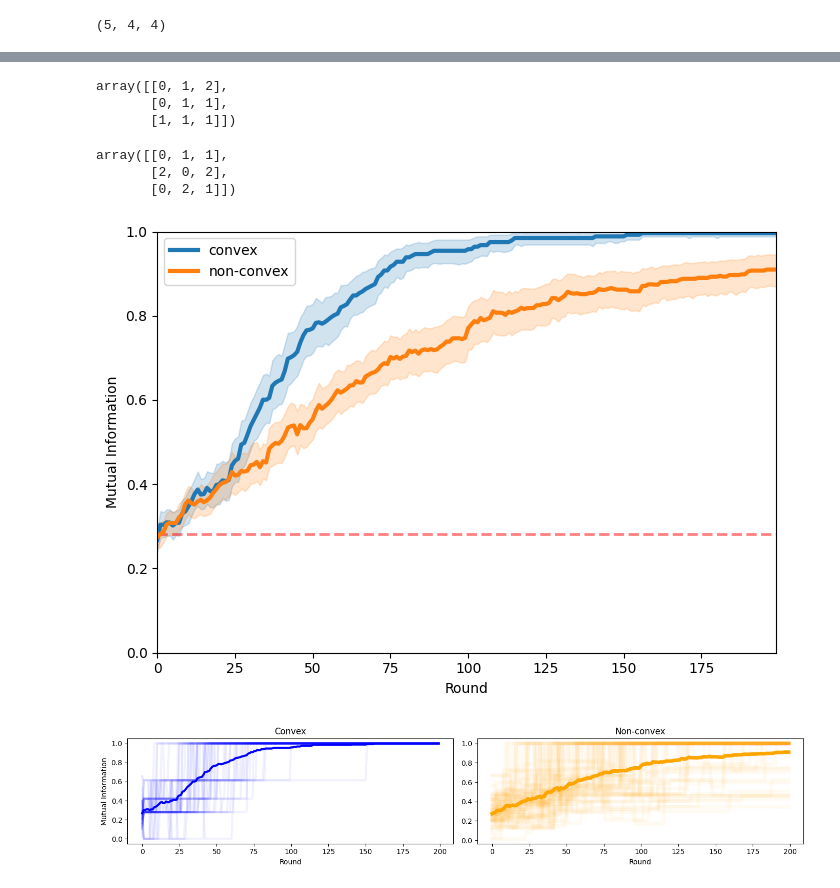
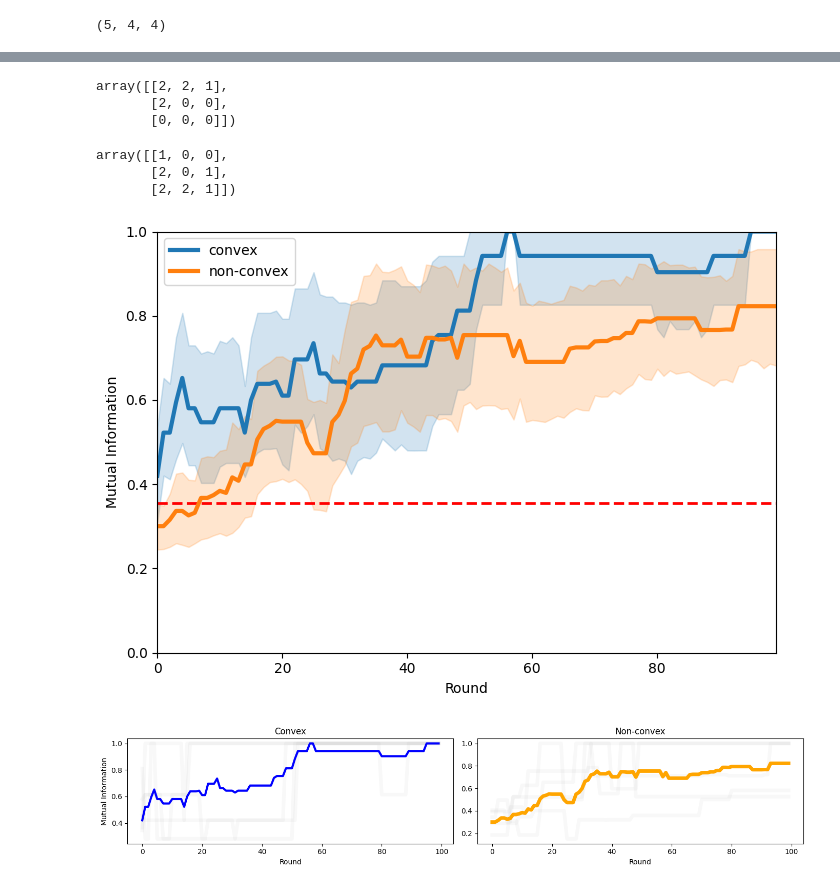
Before and after one commit to alexeykosh/2024-convexity-efficient-communication, a Jupyter notebook: RSA-model.ipynb, the cells around one changed output, grey strips where cells are left out. Drawn from its saved outputs; the diff is of its cells as text; code cells hidden in the pictures.

```diff
--- a/RSA-model.ipynb
+++ b/RSA-model.ipynb
@@ -446,10 +345,10 @@ def calculate_normalized_mutual_info(data, n_iter, n_rounds):
     df = pd.DataFrame(mis).melt()
     return df
 # %%
-n_iter = 100
-n_rounds = 200
-N = 3
-shape = (3, 3)
+n_iter = 10
+n_rounds = 100
+N = NUMBER
+shape = SHAPE
 # %%
 # L = generate_lexicons(N, shape, calculate_upper_bound(N, shape))
 
@@ -461,83 +356,88 @@ calculate_upper_bound(N, shape)
 # %%
-a = Experiment(alpha=5,
+a = Experiment(alpha=1,
                shape=shape,
-               n=calculate_upper_bound(N, shape),
+               n=len(LS),
                n_iter=n_iter,
                n_rounds=n_rounds,
                prior= np.ones(shape[1] * shape[0]) / shape[1] * shape[0],
-               N=N,
                convex=True,
-               treshold=0.9,
-               beta=0.01)
+               treshold=0,
+               beta=0.01,
+               Lexicons=LS)
 a.run()
 mi_convex = calculate_normalized_mutual_info(a, n_iter, n_rounds)
 # %%
-b = Experiment(alpha=5,
+b = Experiment(alpha=1,
                shape=shape,
-               n=calculate_upper_bound(N, shape),
+               n=len(LS),
                n_iter=n_iter,
                n_rounds=n_rounds,
                prior= np.ones(shape[1] * shape[0]) / shape[1] * shape[0],
-               N=N,
                convex=False,
-               treshold=0.9,
-               beta=1)
+               treshold=0,
+               beta=1,
+               Lexicons=LS)
 b.run()
 mi_nconvex = calculate_normalized_mutual_info(b, n_iter, n_rounds)
 # %%
-a.lexicons[0]['a2'][0]
+a.logs[0]['a2'][0]
 # %% [output]
-array([[0, 1, 2],
-       [0, 1, 1],
-       [1, 1, 1]])
+array([[2, 2, 1],
+       [2, 0, 0],
+       [0, 0, 0]])
 # %%
-a.lexicons[0]['a2'][-1]
+a.logs[0]['a2'][-1]
 # %% [output]
-array([[0, 1, 1],
-       [2, 0, 2],
-       [0, 2, 1]])
+array([[1, 0, 0],
+       [2, 0, 1],
+       [2, 2, 1]])
 # %%
 # generate 1000 random matrices and compute the baseline
 baseline = []
 
+# for i in range(1000):
+#     baseline.append(normalized_mutual_info_score(np.random.randint(0, N, shape).ravel(),
+#                                                  np.random.randint(0, N, shape).ravel()))
+
+# sample randomly from LS and compute the baseline
 for i in range(1000):
-    baseline.append(normalized_mutual_info_score(np.random.randint(0, N, shape).ravel(),
-                                                 np.random.randint(0, N, shape).ravel()))
+    baseline.append(normalized_mutual_info_score(LS[np.random.choice(range(len(LS)))].ravel(),
+                                                 LS[np.random.choice(range(len(LS)))].ravel()))
 # %%
 fig, ax = plt.subplots(figsize=(7, 5))
 # for mi in mis:
 #     plt.plot(mi, color = 'blue', alpha=0.05, linewidth=3)
 # plot mean mutual information
 # plot the baseline
 plt.axhline(y=np.mean(baseline),
             color='r',
             linestyle='--',
             linewidth=2,
-            alpha=0.5)
+            alpha=1)
 sns.lineplot(x="variable",
              y="value",
              data=mi_convex,
              linewidth=3,
              label='convex')
 sns.lineplot(x="variable",
              y="value",
              data=mi_nconvex,
              linewidth=3,
              label='non-convex')
 plt.ylim(0, 1)
 plt.xlabel('Round')
 plt.ylabel('Mutual Information')
 plt.tight_layout()
 plt.legend()
 # log space y
 # ax.set_yscale('log')
 # ax.grid(which='major', color='#DDDDDD', linewidth=0.8)
 # ax.grid(which='minor', color='#EEEEEE', linestyle=':', linewidth=0.5)
 # ax.minorticks_on()
 plt.margins(x=0)
 plt.show()
 # %% [output]
-[figure, old version]
+[figure, new version]
 # %%
 # for every variable in mi_nconvex, add a new column with range(n_iter) and then melt the dataframe
 mi_nconvex['group'] = list(range(n_iter)) * n_rounds
@@ -549,21 +449,21 @@ fig, (ax1, ax2) = plt.subplots(1, 2, figsize=(14, 3))
 ax1.set_title('Convex')
 for group in mi_convex.group.unique():
     if group % 2 == 0:
-        ax1.plot(range(200), mi_convex[mi_convex.group == group].value,
-                 color='blue', alpha=0.05, linewidth=3)
+        ax1.plot(range(n_rounds), mi_convex[mi_convex.group == group].value,
+                 color='grey', alpha=0.05, linewidth=5)
 
 # plot mean mutual information by grouping by variable
-ax1.plot(range(200), mi_convex.groupby('variable').value.mean(), color='blue', linewidth=3)
+ax1.plot(range(n_rounds), mi_convex.groupby('variable').value.mean(), color='blue', linewidth=3)
 
 # Non-convex subplot
 ax2.set_title('Non-convex')
 for group in mi_nconvex.group.unique():
     if group % 2 == 0:
-        ax2.plot(range(200), mi_nconvex[mi_nconvex.group == group].value,
-                 color='orange', alpha=0.05, linewidth=5)
+        ax2.plot(range(n_rounds), mi_nconvex[mi_nconvex.group == group].value,
+                 color='grey', alpha=0.05, linewidth=5)
 
 # plot mean mutual information by grouping by variable
-ax2.plot(range(200), mi_nconvex.groupby('variable').value.mean(), color='orange', linewidth=5)
+ax2.plot(range(n_rounds), mi_nconvex.groupby('variable').value.mean(), color='orange', linewidth=5)
 
 ax1.set_xlabel('Round')
 ax1.set_ylabel('Mutual Information')
@@ -572,7 +472,7 @@ ax2.set_xlabel('Round')
 plt.tight_layout()
 plt.show()
 # %% [output]
-[figure, old version]
+[figure, new version]
 # %%
 plot_last_lexicons(a, n_iter, pos=-1)
 # %% [output]
```
Also changed, not shown: parts of 36 cells of this notebook, 2 other files.
